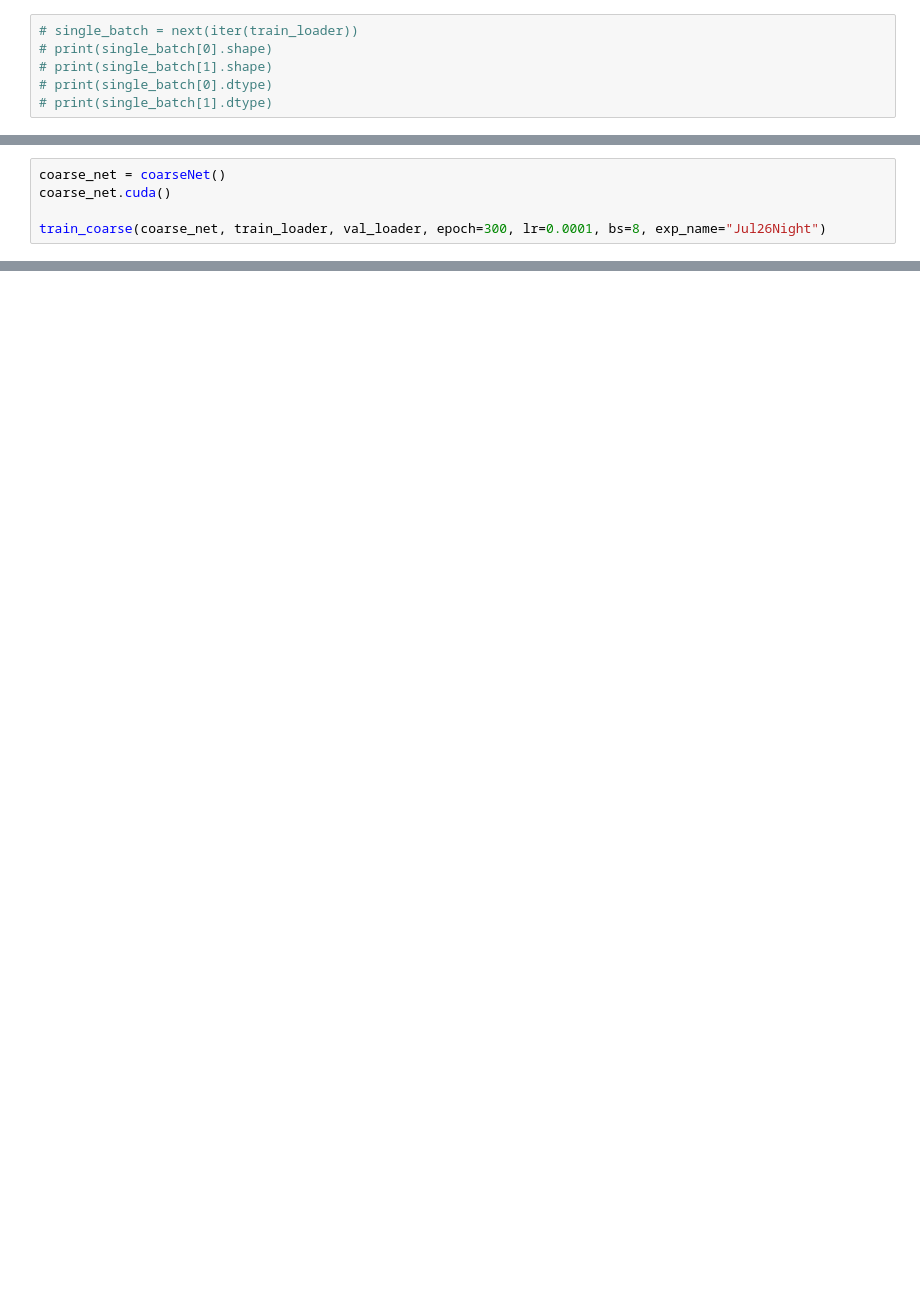
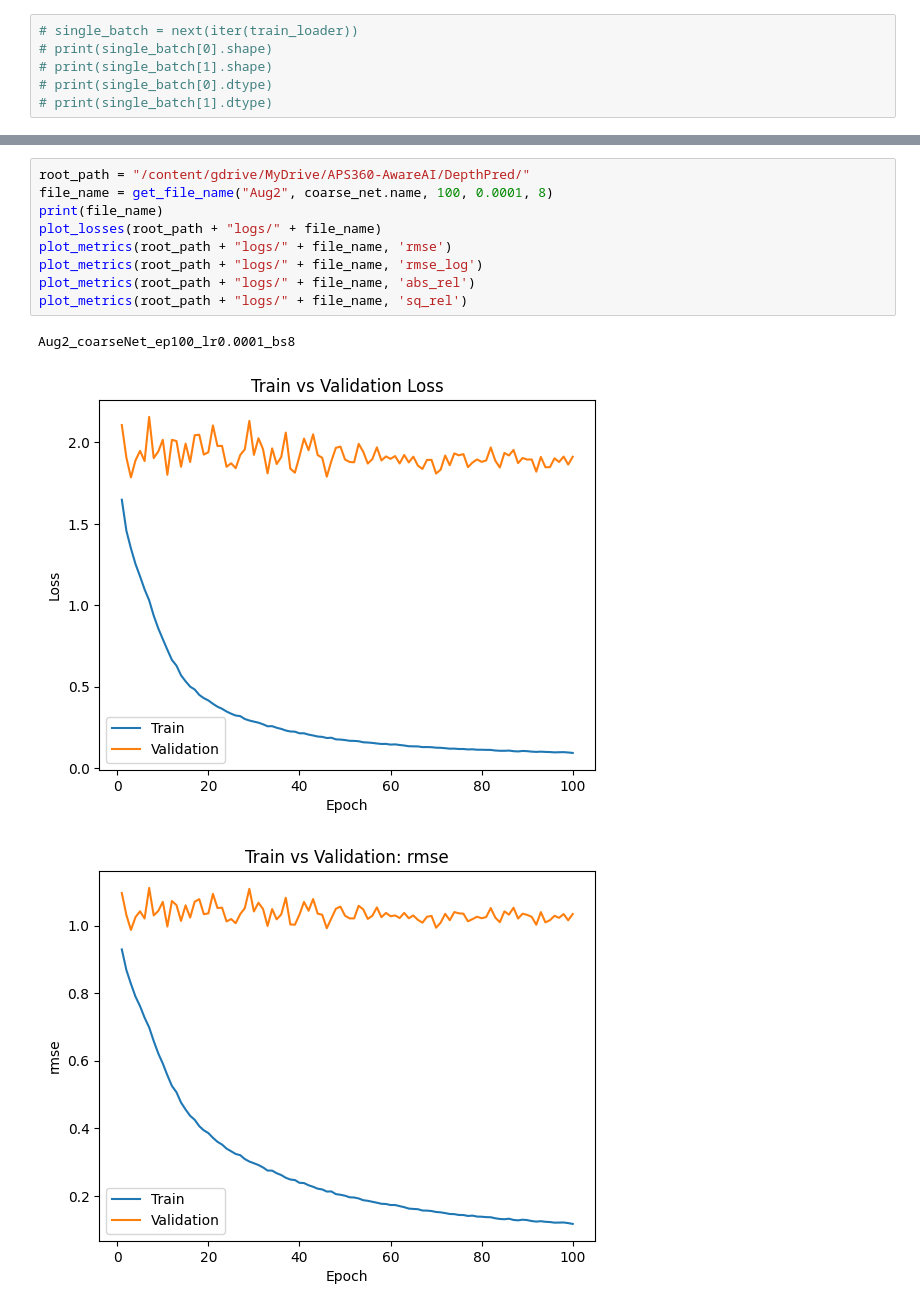
Before and after one commit to Spencer-16/APS360-AwareAI, a Jupyter notebook: DepthPred/train_coarse_colab.ipynb, the cells around one changed output, grey strips where cells are left out. Cells and saved outputs as stored; diff of their text form; blank space fills up the shorter version.

```diff
--- a/DepthPred/train_coarse_colab.ipynb
+++ b/DepthPred/train_coarse_colab.ipynb
@@ -381,5 +387,0 @@ Total num of examples: 2000, num of test: 200, num of val: 300, num of train: 15
-# %%
-coarse_net = coarseNet()
-coarse_net.cuda()
-
-train_coarse(coarse_net, train_loader, val_loader, epoch=300, lr=0.0001, bs=8, exp_name="Jul26Night")
@@ -452,0 +446,13 @@ plt.imshow(gt_depth_map)
+# %%
+root_path = "/content/gdrive/MyDrive/APS360-AwareAI/DepthPred/"
+file_name = get_file_name("Aug2", coarse_net.name, 100, 0.0001, 8)
+print(file_name)
+plot_losses(root_path + "logs/" + file_name)
+plot_metrics(root_path + "logs/" + file_name, 'rmse')
+plot_metrics(root_path + "logs/" + file_name, 'rmse_log')
+plot_metrics(root_path + "logs/" + file_name, 'abs_rel')
+plot_metrics(root_path + "logs/" + file_name, 'sq_rel')
+# %% [output]
+Aug2_coarseNet_ep100_lr0.0001_bs8
+[figure, added]
+[figure, added]
```
Also changed, not shown: parts of 26 cells of this notebook, 4 other files.
